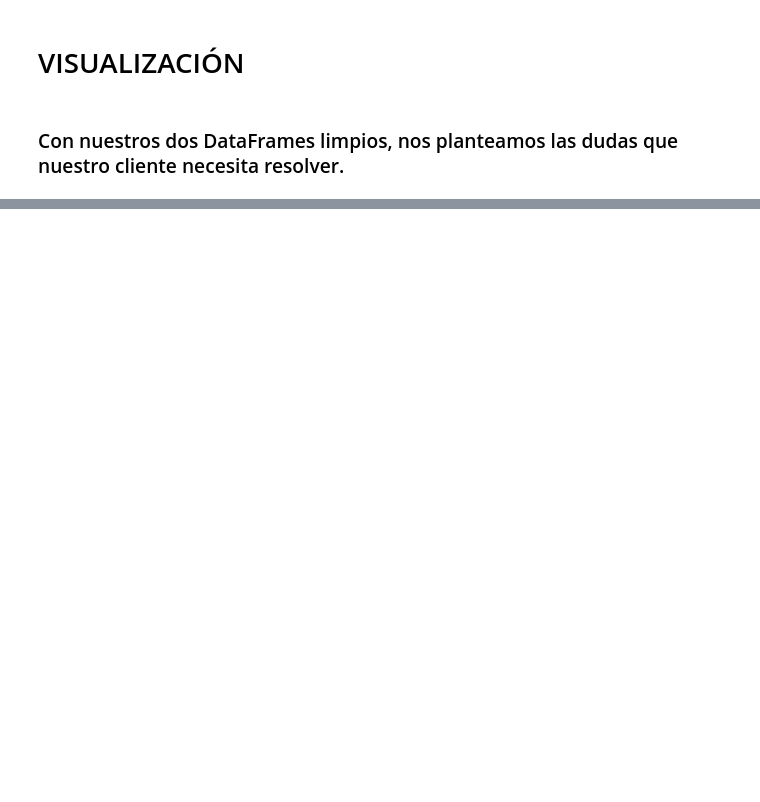
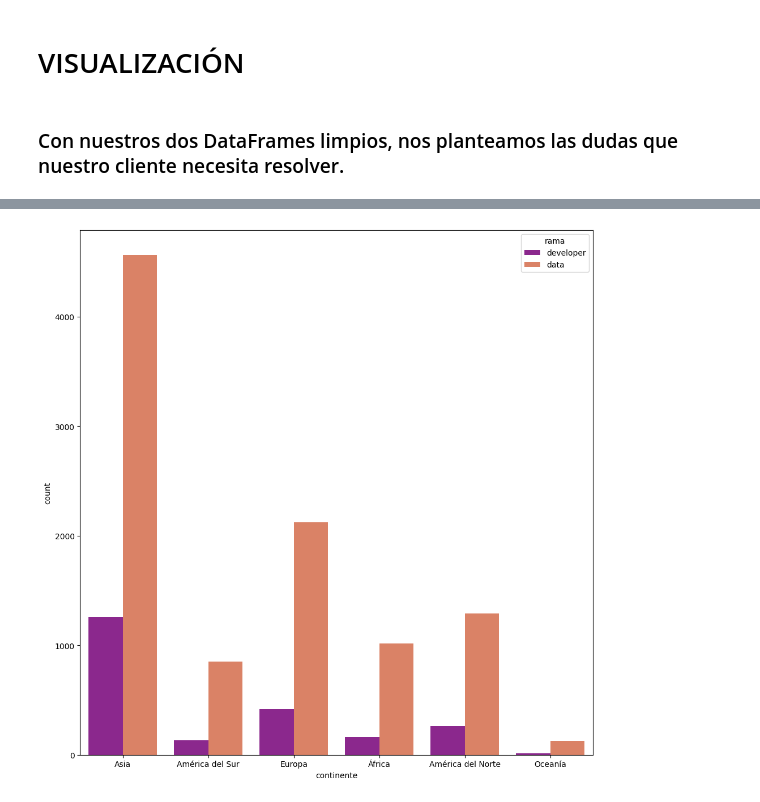
Before and after one commit to silviagordon/EDA-Visualizacion, a Jupyter notebook: Notebooks/Visualización.ipynb, the cells around one changed output, grey strips where cells are left out. Cells and saved outputs as stored; diff of their text form; code cells hidden in the pictures; blank space fills up the shorter version.

```diff
--- a/Notebooks/Visualización.ipynb
+++ b/Notebooks/Visualización.ipynb
@@ -31,0 +54,2 @@ df_tecnico.head()
+# %%
+df_continente = df_social[df_social["rama"].isin(["data","developer"])]
@@ -31,0 +65,9 @@ df_tecnico.head()
+# %%
+plt.figure(figsize=(10,10))
+
+fig = sns.countplot(x = df_continente["continente"], hue = df_continente["rama"], palette = 'plasma')
+plt.tight_layout()
+
+plt.show()
+# %% [output]
+[figure, added]
```
Also changed, not shown: parts of 15 cells of this notebook.
